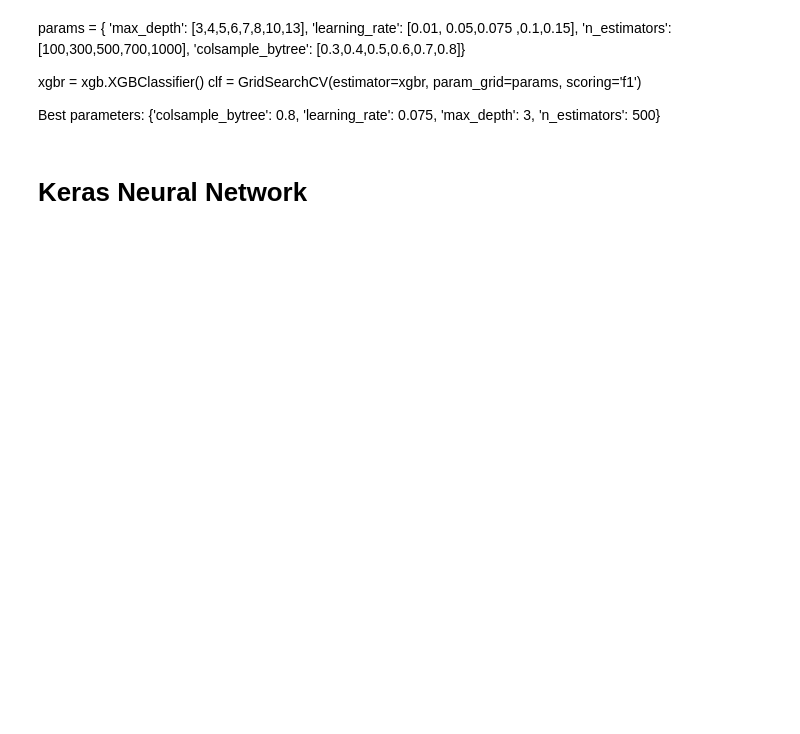
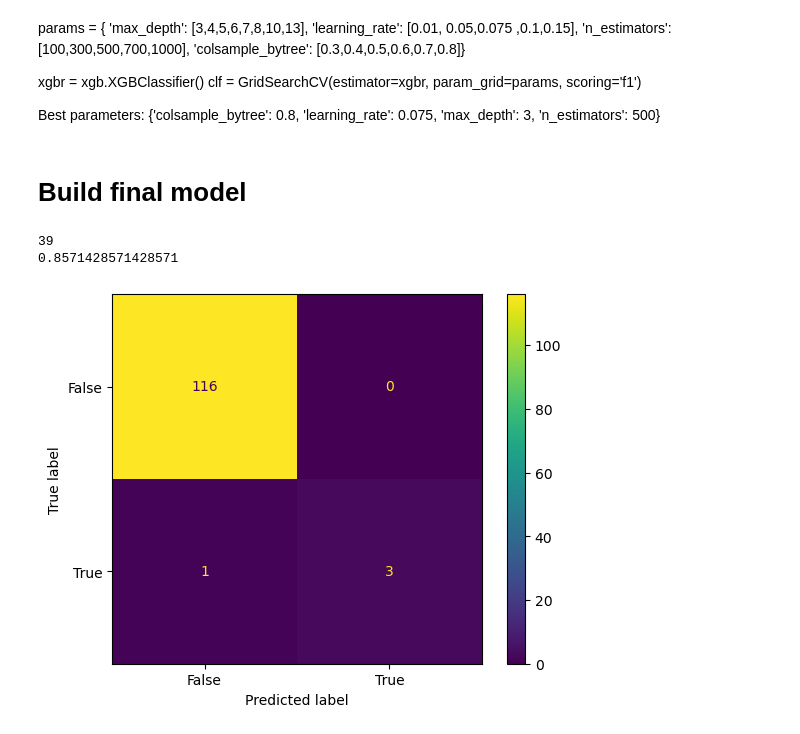
Before and after one commit to Frakert/Predictive-Maintenance-Membrane-pumpm, a Jupyter notebook: Data Analysis/Kaggle (Juypter Notebook)/Aggregation classifer - Jupyter.ipynb, the cells around one changed output. Drawn from its saved outputs; the diff is of its cells as text; code cells hidden in the pictures; blank space fills up the shorter version.

```diff
--- a/Data Analysis/Kaggle (Juypter Notebook)/Aggregation classifer - Jupyter.ipynb
+++ b/Data Analysis/Kaggle (Juypter Notebook)/Aggregation classifer - Jupyter.ipynb
@@ -587,5 +606,3 @@ Best parameters: {'colsample_bytree': 0.8, 'learning_rate': 0.075, 'max_depth':
 #                    scoring='f1')
 # clf.fit(X, y)
 # print("Best parameters:", clf.best_params_)
-# %% [markdown]
-# Keras Neural Network
@@ -660,12 +609,22 @@ Confusion(y_train,y_train_pred,silent=0)
+# %% [markdown]
+# Build final model
 # %%
 from imblearn.over_sampling import SMOTE
 oversample = SMOTE()
-X_o, y_o = oversample.fit_resample(X, y)
+X_o, y_o = oversample.fit_resample(X_train_val, y_train_val)
 
 model=xgb.XGBClassifier(colsample_bytree=0.8, learning_rate=0.075, max_depth= 3, n_estimators= 500)
 model.fit(X_o,y_o)
 
 y_pred=model.predict(X)
 print(np.sum(y_pred))
 
-model.save_model('membrane_guess_model.json')
+y_final_pred=model.predict(X_test)
+
+Confusion(y_test,y_final_pred,0)
+
+model.save_model(os.getcwd()+'\\temp folder\\membrane_guess_model.json')
+# %% [output]
+39
+0.8571428571428571
+[figure, added]
```
Also changed, not shown: parts of 23 cells of this notebook, 4 other files.
